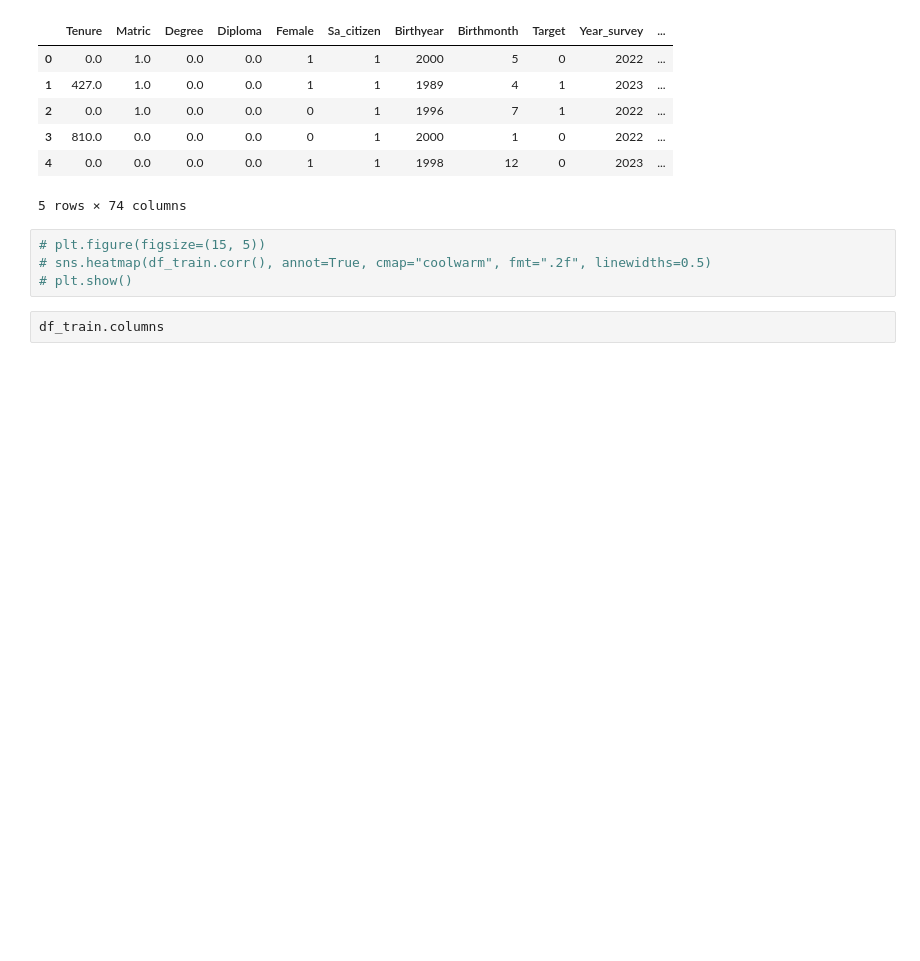
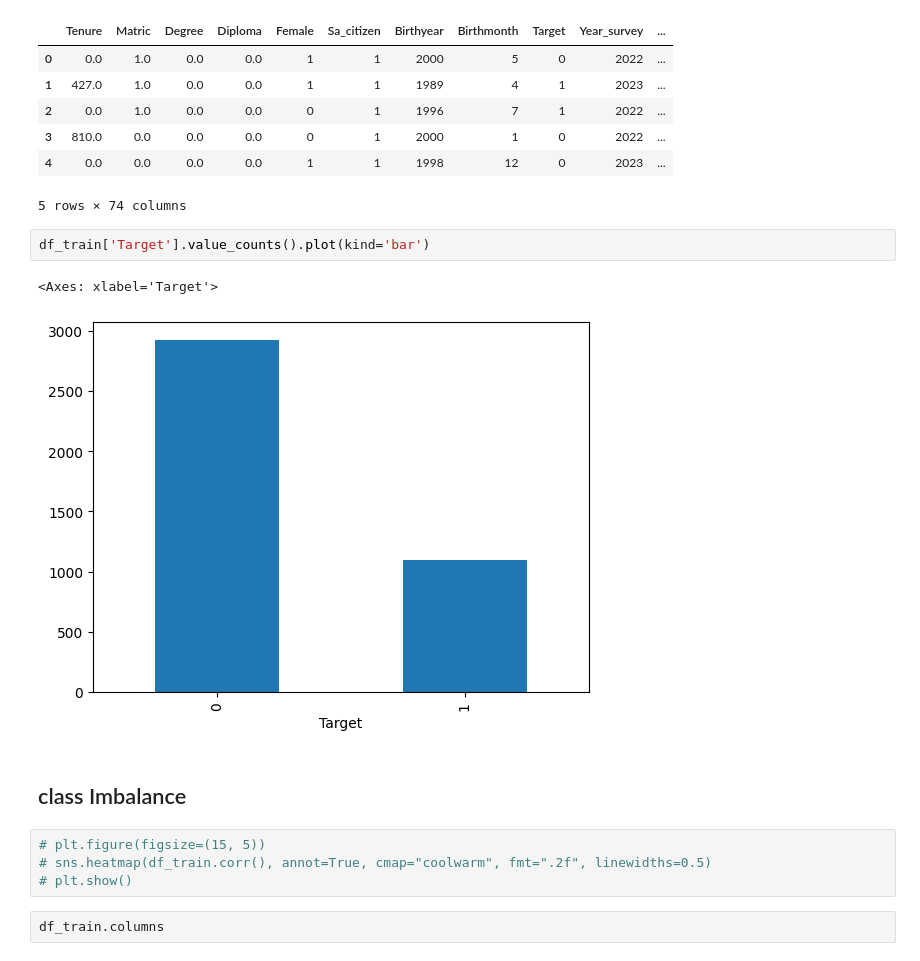
Before and after one commit to kibambe-0167/zindi-piyipc, a Jupyter notebook: app.ipynb, the cells around one changed output. Saved outputs shown, nothing was run; the diff lists cells and outputs as text; blank space fills up the shorter version.

```diff
--- a/app.ipynb
+++ b/app.ipynb
@@ -37,6 +37,13 @@ df_train.head()
 | 3 | 810.0 | 0.0 | 0.0 | 0.0 | 0 | 1 | 2000 | 1 | 0 | 2022 | ... |
 | 4 | 0.0 | 0.0 | 0.0 | 0.0 | 1 | 1 | 1998 | 12 | 0 | 2023 | ... |
 5 rows × 74 columns
+# %%
+df_train['Target'].value_counts().plot(kind='bar')
+# %% [output]
+<Axes: xlabel='Target'>
+[figure, added]
+# %% [markdown]
+## class Imbalance
 # %%
 # plt.figure(figsize=(15, 5))
 # sns.heatmap(df_train.corr(), annot=True, cmap="coolwarm", fmt=".2f", linewidths=0.5)
```
Also changed, not shown: parts of 7 cells of this notebook, 3 other files.
